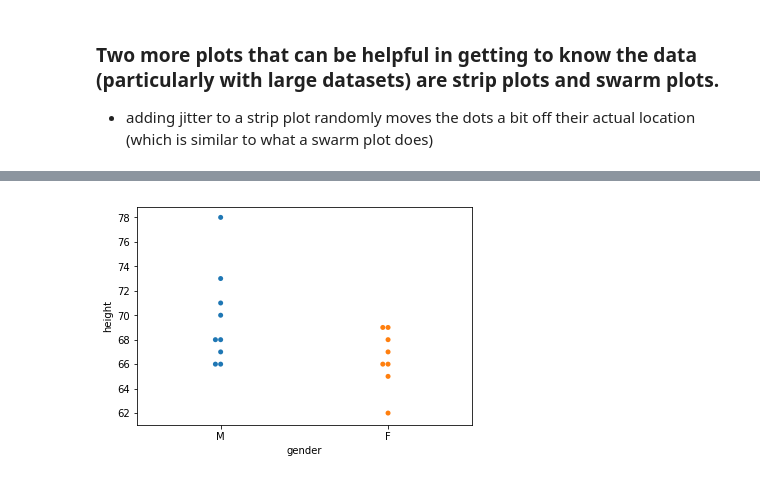
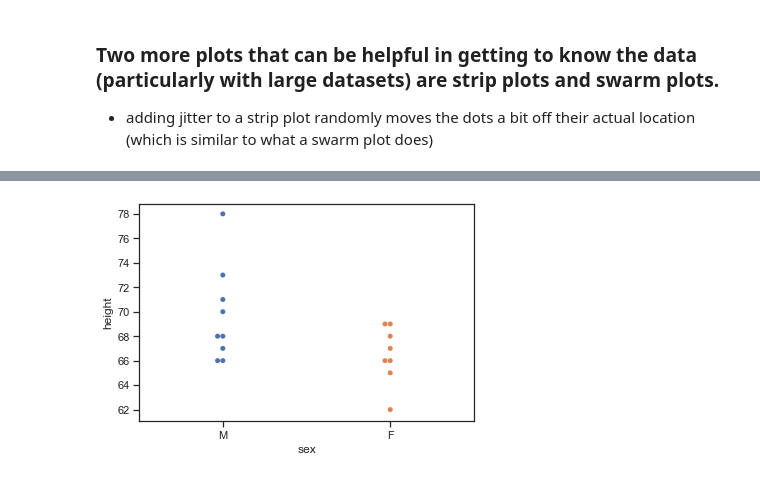
Before and after one commit to NSS-Data-Instructional-Stuff/data-analytics, a Jupyter notebook: notebooks/eda_workflow.ipynb, the cells around one changed output, grey strips where cells are left out. Saved outputs shown, nothing was run; the diff lists cells and outputs as text; code cells hidden in the pictures.

```diff
--- a/notebooks/eda_workflow.ipynb
+++ b/notebooks/eda_workflow.ipynb
@@ -198,4 +201,4 @@ sns.stripplot(x=people_df.gender, y=people_df.height, jitter = False);
 # %%
-sns.swarmplot(x=people_df.gender, y=people_df.height);
+sns.swarmplot(x=people_df.sex, y=people_df.height);
 # %% [output]
-[figure, old version]
+[figure, new version]
```
Also changed, not shown: parts of 16 cells of this notebook.
